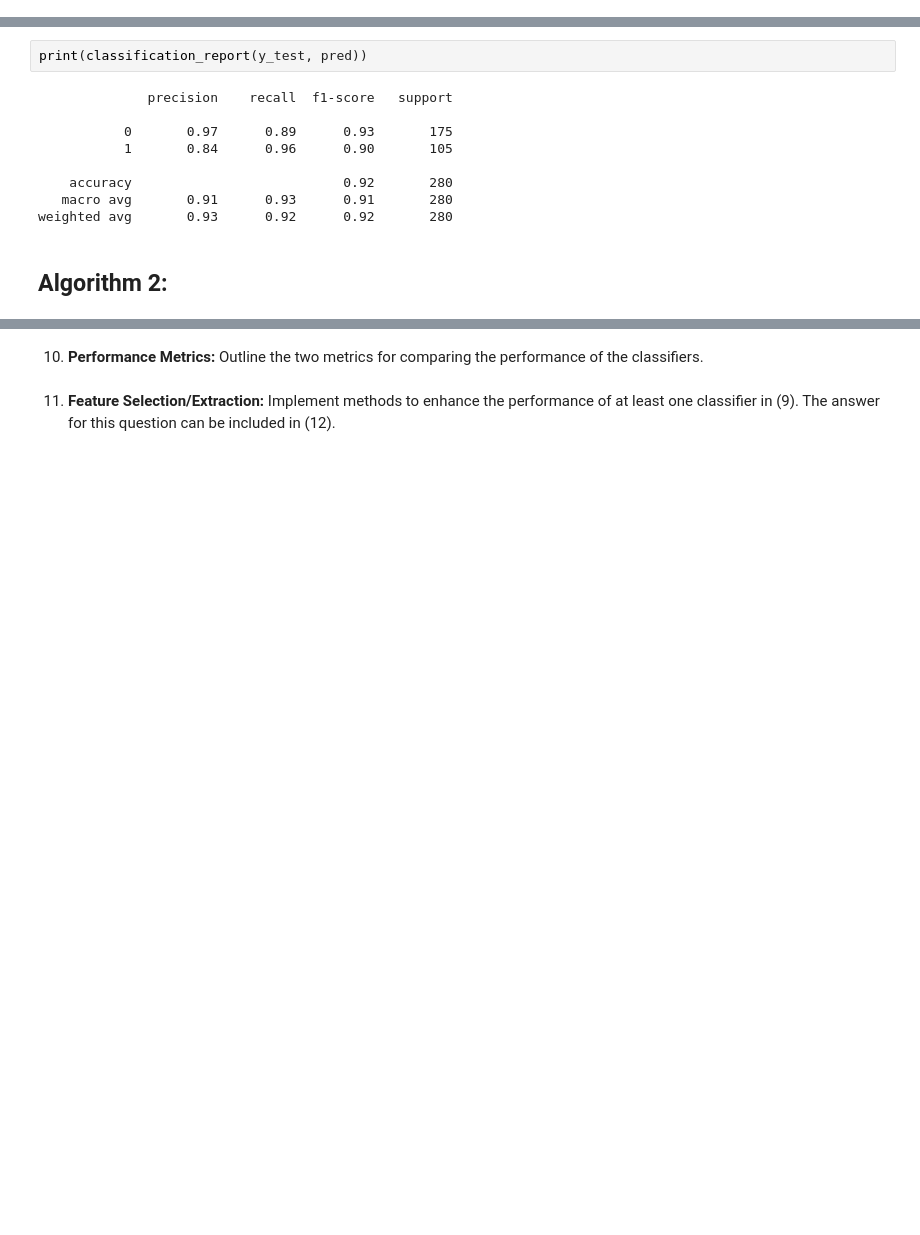
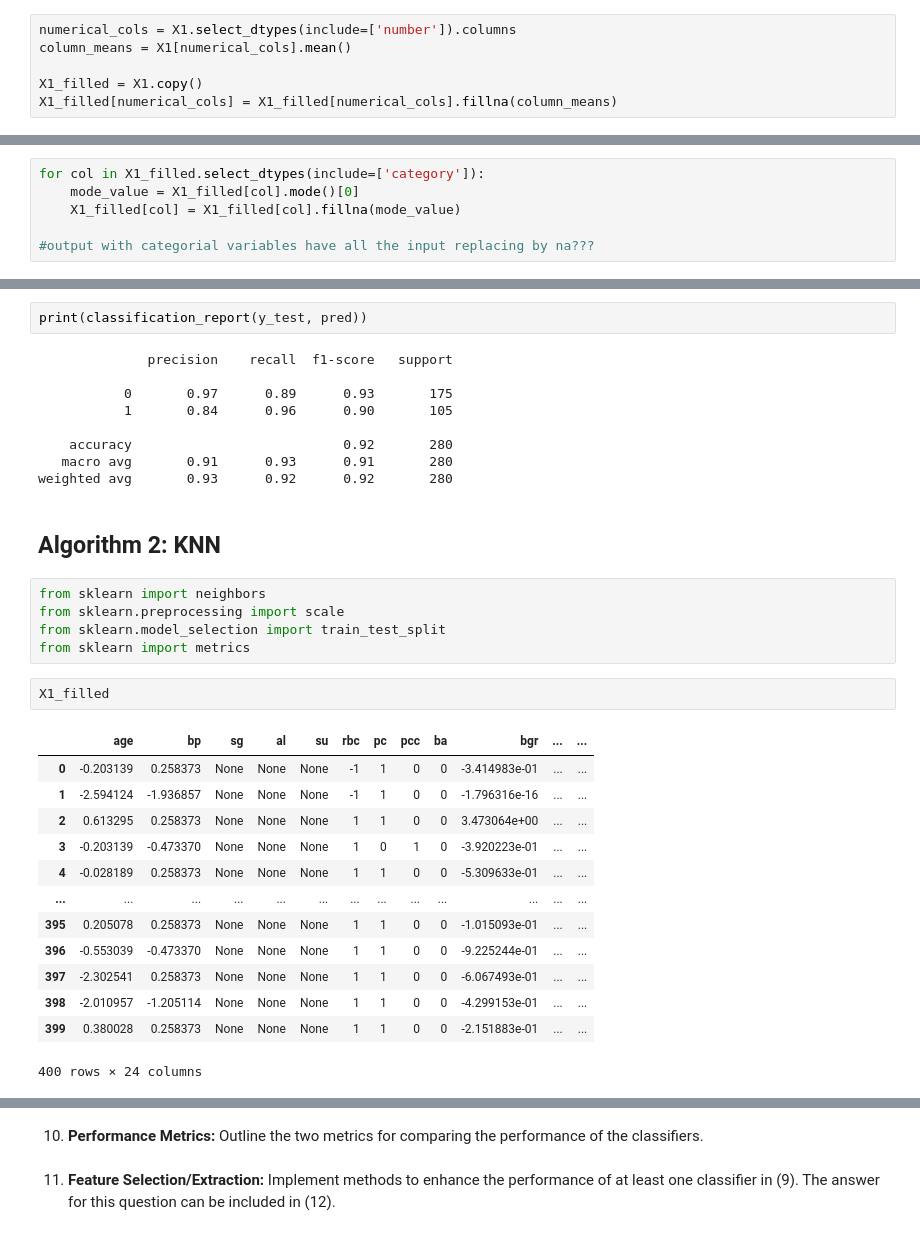
Before and after one commit to dail9/3da-assignment6, a Jupyter notebook: assignment6.ipynb, the cells around one changed output, grey strips where cells are left out. Drawn from its saved outputs; the diff is of its cells as text; blank space fills up the shorter version.

```diff
--- a/assignment6.ipynb
+++ b/assignment6.ipynb
@@ -633,3 +633,9 @@ dtype: int64
 Missing values: There are 9 missing values in "age", 12 missing values in "bp", 47 missing values in "sg", 46 missing values in "al", 49 missing values in "su", 152 missing values in "rbc", 65 missing values in "pc", 4 missing values in "pcc", 4 missing values in "ba", 44  missing values in "bgr", 19  missing values in "bu", 17  missing values in "sc", 87 missing values in "sod", 88 missing values in "pot", 52 missing values in "hemo", 71 missing values in "pcv", 106 missing values in "wbcc", 131 missing values in "rbcc", 2  missing values in "htn", 2  missing values in "dm", 2 missing values in "cad", 1 missing value in "appet", 1 missing value in "pe" and 1 missing value in "ane".
 
 0 missing value in "class".
+# %%
+numerical_cols = X1.select_dtypes(include=['number']).columns
+column_means = X1[numerical_cols].mean()
+
+X1_filled = X1.copy()
+X1_filled[numerical_cols] = X1_filled[numerical_cols].fillna(column_means)
@@ -635,0 +644,6 @@ Missing values: There are 9 missing values in "age", 12 missing values in "bp",
+# %%
+for col in X1_filled.select_dtypes(include=['category']):
+    mode_value = X1_filled[col].mode()[0]
+    X1_filled[col] = X1_filled[col].fillna(mode_value)
+
+#output with categorial variables have all the input replacing by na???
@@ -1051,4 +1067,25 @@ print(classification_report(y_test, pred))
    macro avg       0.91      0.93      0.91       280
 weighted avg       0.93      0.92      0.92       280
 # %% [markdown]
-## Algorithm 2:
+## Algorithm 2: KNN
+# %%
+from sklearn import neighbors
+from sklearn.preprocessing import scale
+from sklearn.model_selection import train_test_split
+from sklearn import metrics
+# %%
+X1_filled
+# %% [output]
+|  | age | bp | sg | al | su | rbc | pc | pcc | ba | bgr | ... | ... |
+| 0 | -0.203139 | 0.258373 | None | None | None | -1 | 1 | 0 | 0 | -3.414983e-01 | ... | ... |
+| 1 | -2.594124 | -1.936857 | None | None | None | -1 | 1 | 0 | 0 | -1.796316e-16 | ... | ... |
+| 2 | 0.613295 | 0.258373 | None | None | None | 1 | 1 | 0 | 0 | 3.473064e+00 | ... | ... |
+| 3 | -0.203139 | -0.473370 | None | None | None | 1 | 0 | 1 | 0 | -3.920223e-01 | ... | ... |
+| 4 | -0.028189 | 0.258373 | None | None | None | 1 | 1 | 0 | 0 | -5.309633e-01 | ... | ... |
+| ... | ... | ... | ... | ... | ... | ... | ... | ... | ... | ... | ... | ... |
+| 395 | 0.205078 | 0.258373 | None | None | None | 1 | 1 | 0 | 0 | -1.015093e-01 | ... | ... |
+| 396 | -0.553039 | -0.473370 | None | None | None | 1 | 1 | 0 | 0 | -9.225244e-01 | ... | ... |
+| 397 | -2.302541 | 0.258373 | None | None | None | 1 | 1 | 0 | 0 | -6.067493e-01 | ... | ... |
+| 398 | -2.010957 | -1.205114 | None | None | None | 1 | 1 | 0 | 0 | -4.299153e-01 | ... | ... |
+| 399 | 0.380028 | 0.258373 | None | None | None | 1 | 1 | 0 | 0 | -2.151883e-01 | ... | ... |
+400 rows × 24 columns
```
Also changed, not shown: parts of 7 cells of this notebook, 2 other files.
